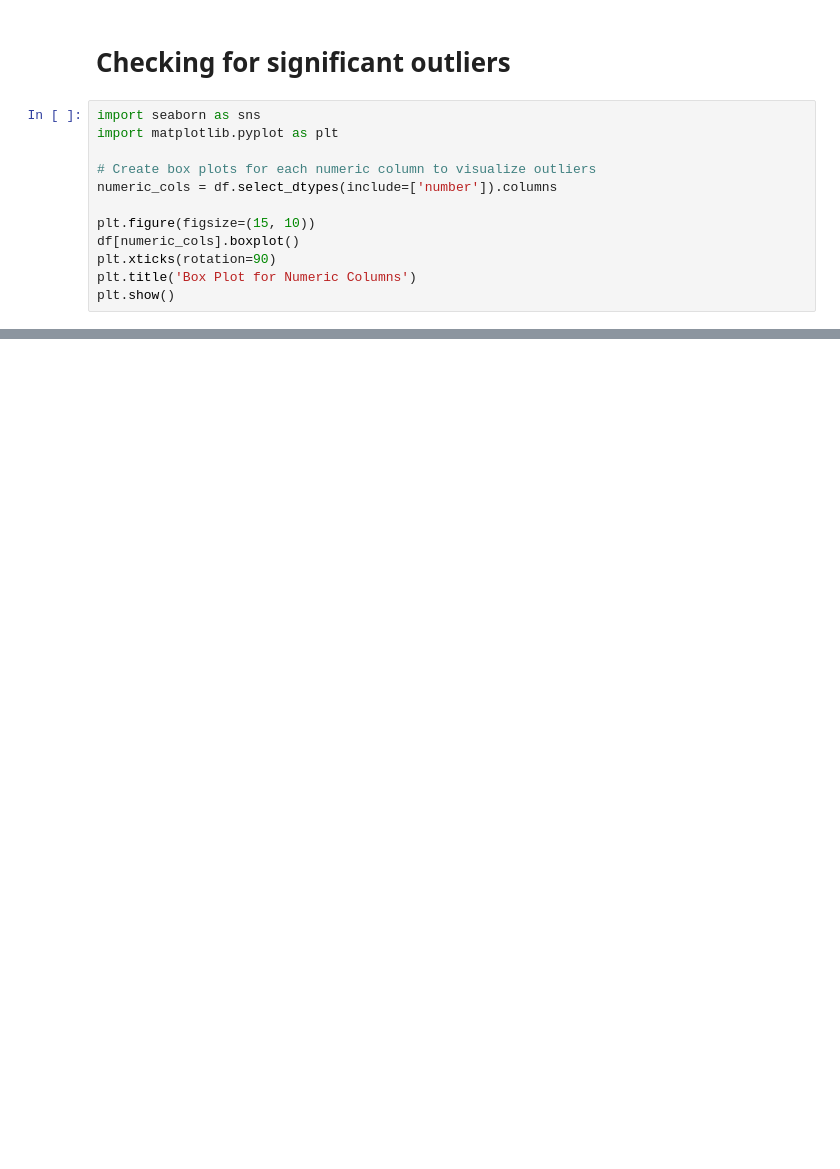
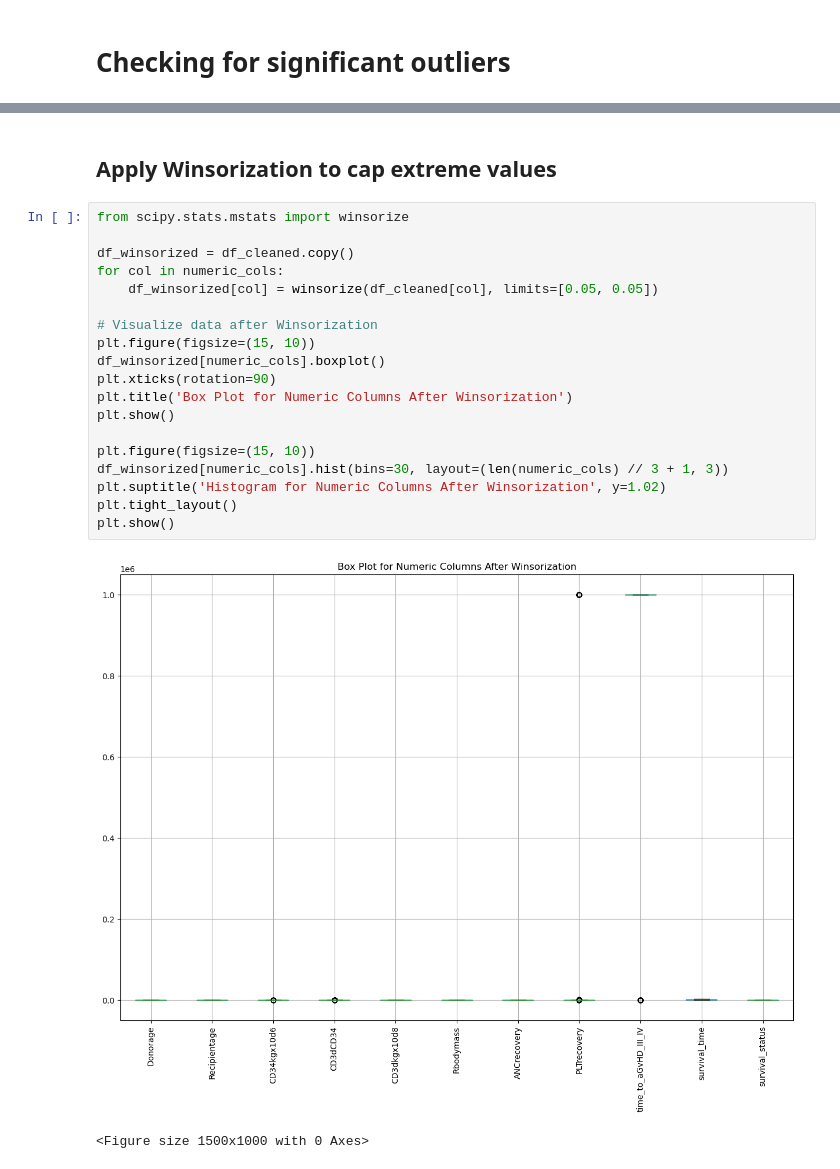
Before and after one commit to imadbaghdad/bone_marrow_transplant, a Jupyter notebook: notebooks/eda.ipynb, the cells around one changed output, grey strips where cells are left out. Saved outputs shown, nothing was run; the diff lists cells and outputs as text; blank space fills up the shorter version.

```diff
--- a/notebooks/eda.ipynb
+++ b/notebooks/eda.ipynb
@@ -91,14 +128,2 @@ plt.show()
 # %% [markdown]
 # Checking for significant outliers
-# %%
-import seaborn as sns
-import matplotlib.pyplot as plt
-
-# Create box plots for each numeric column to visualize outliers
-numeric_cols = df.select_dtypes(include=['number']).columns
-
-plt.figure(figsize=(15, 10))
-df[numeric_cols].boxplot()
-plt.xticks(rotation=90)
-plt.title('Box Plot for Numeric Columns')
-plt.show()
@@ -138,0 +148,24 @@ plt.show()
+# %% [markdown]
+## Apply Winsorization to cap extreme values
+# %%
+from scipy.stats.mstats import winsorize
+
+df_winsorized = df_cleaned.copy()
+for col in numeric_cols:
+    df_winsorized[col] = winsorize(df_cleaned[col], limits=[0.05, 0.05])
+
+# Visualize data after Winsorization
+plt.figure(figsize=(15, 10))
+df_winsorized[numeric_cols].boxplot()
+plt.xticks(rotation=90)
+plt.title('Box Plot for Numeric Columns After Winsorization')
+plt.show()
+
+plt.figure(figsize=(15, 10))
+df_winsorized[numeric_cols].hist(bins=30, layout=(len(numeric_cols) // 3 + 1, 3))
+plt.suptitle('Histogram for Numeric Columns After Winsorization', y=1.02)
+plt.tight_layout()
+plt.show()
+# %% [output]
+[figure, added]
+<Figure size 1500x1000 with 0 Axes>
```
Also changed, not shown: parts of 12 cells of this notebook, 1 other file.
